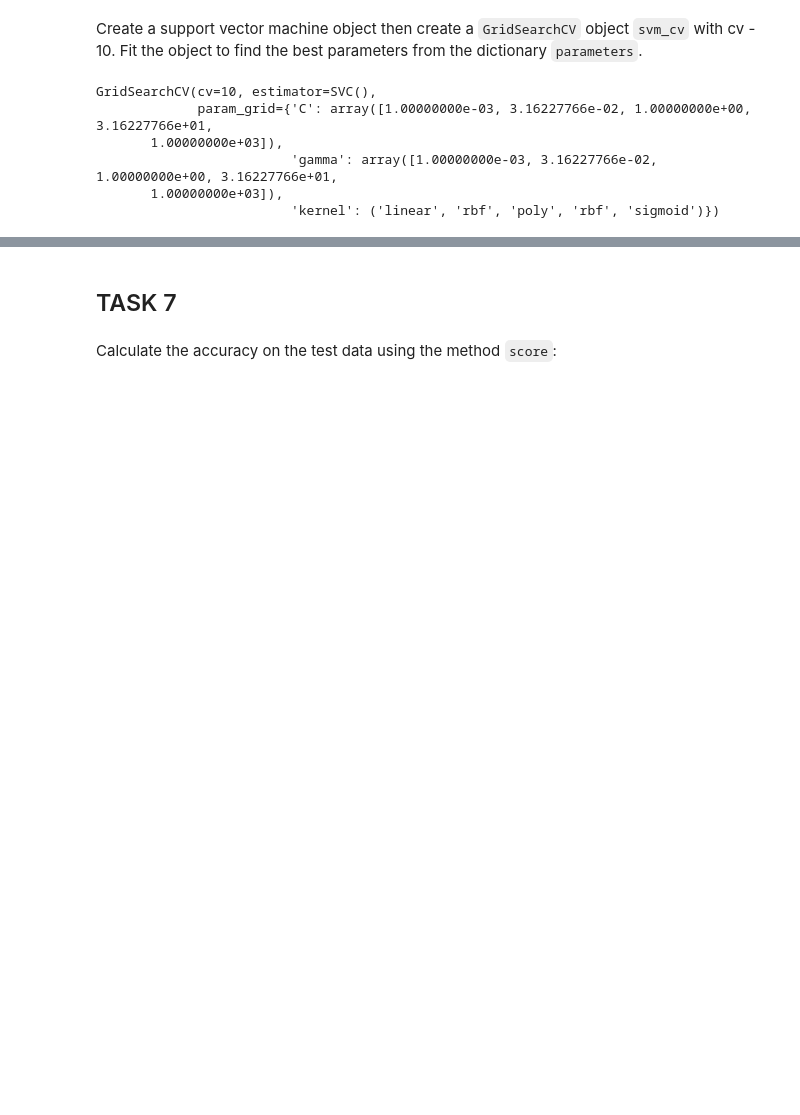
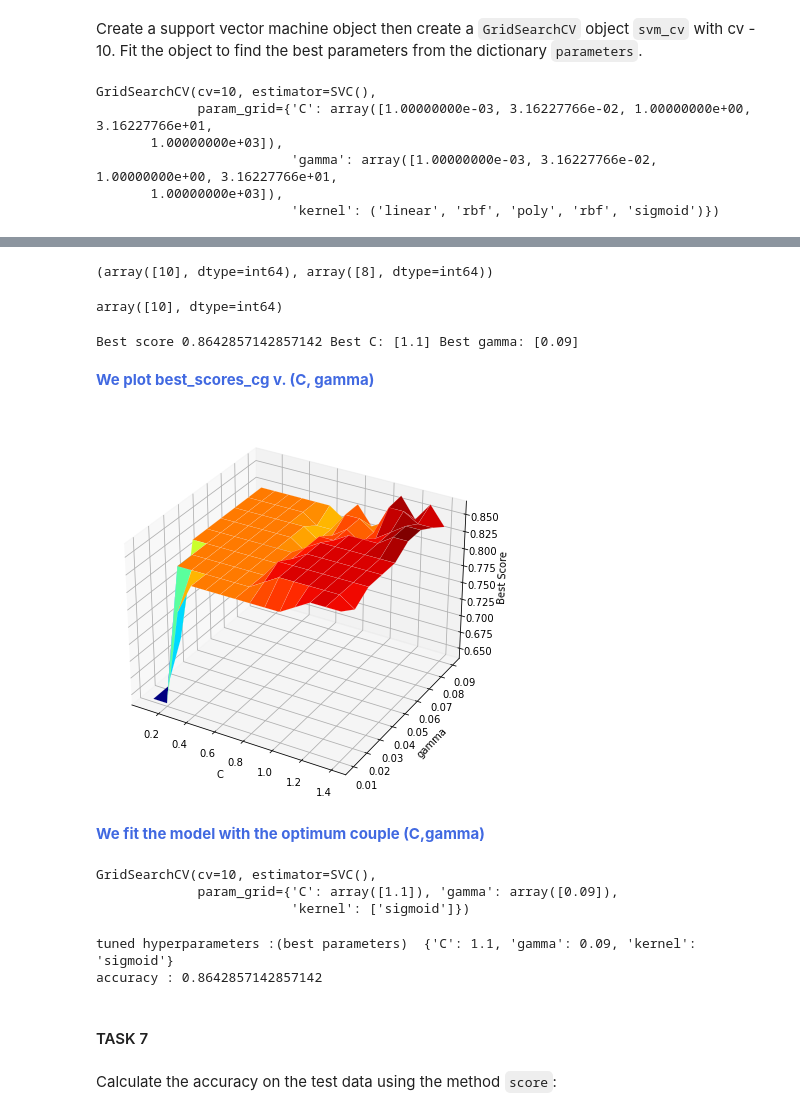
Before and after one commit to tomanmiruh/ibm_finalproject, a Jupyter notebook: Machine Learning Prediction.ipynb, the cells around one changed output, grey strips where cells are left out. Cells and saved outputs as stored; diff of their text form; code cells hidden in the pictures; blank space fills up the shorter version.

```diff
--- a/Machine Learning Prediction.ipynb
+++ b/Machine Learning Prediction.ipynb
@@ -225,7 +419,7 @@ parameters = {'kernel':('linear', 'rbf','poly','rbf', 'sigmoid'),
               'gamma':np.logspace(-3, 3, 5)}
 svm = SVC()
 # %%
-svm_cv = GridSearchCV(estimator=svm, cv=10, param_grid=parameters)
+svm_cv = GridSearchCV(svm,parameters,cv=10)
 svm_cv.fit(X_train, Y_train)
 # %% [output]
 GridSearchCV(cv=10, estimator=SVC(),
@@ -242,0 +439,4 @@ accuracy : 0.8482142857142856
+# %%
+vec_c =np.arange(0.1, 1.5, 0.1, dtype=float)
+vec_gamma =np.arange(0.01, 0.1, 0.01, dtype=float)   # GOOD
+print(len(vec_c),len(vec_gamma))
@@ -242,0 +445,14 @@ accuracy : 0.8482142857142856
+# %%
+best_scores_cg= np.empty([len(vec_c),len(vec_gamma)], dtype=float)
+#cg= np.empty([len(vec_c),len(vec_gamma)], dtype=float)
+
+i=0
+for c in vec_c:
+    j=0
+    for  g in  vec_gamma:
+        svm_cv_test=GridSearchCV(estimator=svm, param_grid=  {'kernel': ['sigmoid'], 'C': [c], 'gamma': [g]}, cv=10)
+        svm_cv_test.fit(X_train, Y_train)
+        best_scores_cg[i][j]=svm_cv_test.best_score_
+        j=j+1
+
+    i=i+1
@@ -242,0 +468,10 @@ accuracy : 0.8482142857142856
+# %%
+Max_Score_cg_indexes = np.where(best_scores_cg == np.amax(best_scores_cg))
+print(Max_Score_cg_indexes)
+# %% [output]
+(array([10], dtype=int64), array([8], dtype=int64))
+# %%
+Max_Score_cg_indexes[0]
+#Max_Score_cg_indexes
+# %% [output]
+array([10], dtype=int64)
@@ -243,5 +482,43 @@ accuracy : 0.8482142857142856
+# %%
+print("Best score",best_cg,"Best C:", C_best, "Best gamma:",gamma_best)
+# %% [output]
+Best score 0.8642857142857142 Best C: [1.1] Best gamma: [0.09]
+# %% [markdown]
+<span style="color:#4169E1"> <b> We plot best_scores_cg v. (C, gamma)</b> </span>
+# %%
+#fig = plt.figure()
+fig=plt.figure(figsize=(7,7))
+ax = plt.axes(projection='3d')
+
+XX,YY = np.meshgrid(vec_c,vec_gamma)
+#ax.plot_surface(XX, YY, best_scores_cg.transpose(), rstride=1, cstride=1, cmap='viridis', edgecolor='none')
+#ax.plot_surface(XX, YY, best_scores_cg.transpose(), rstride=1, cstride=1, cmap='jet', edgecolor='none')
+ax.plot_surface(XX, YY, best_scores_cg.transpose(), rstride=1, cstride=1, cmap='jet', edgecolor='white', linewidth=0.1)
+#cmap=cm.coolwarm
+#ax.contour3D(XX,YY, best_scores_cg.transpose(), 50, cmap='binary')
+#ax.contour3D(vec_gamma, vec_c, best_scores_cg, 50, cmap='binary')
+ax.set_xlabel('C')
+ax.set_ylabel('gamma')
+ax.set_zlabel('Best Score');
+# %% [output]
+[figure, added]
+# %% [markdown]
+<span style="color:#4169E1"> <b> We fit the model with the optimum couple (C,gamma) </b> </span>
+# %%
+svm_cv=GridSearchCV(estimator=svm, param_grid=  {'kernel': ['sigmoid'], 'C': C_best, 'gamma': gamma_best}, cv=10)
+svm_cv.fit(X_train, Y_train)
+# %% [output]
+GridSearchCV(cv=10, estimator=SVC(),
+             param_grid={'C': array([1.1]), 'gamma': array([0.09]),
+                         'kernel': ['sigmoid']})
+# %%
+print("tuned hyperparameters :(best parameters) ",svm_cv.best_params_)
+print("accuracy :",svm_cv.best_score_)
+# %% [output]
+tuned hyperparameters :(best parameters)  {'C': 1.1, 'gamma': 0.09, 'kernel': 'sigmoid'}
+accuracy : 0.8642857142857142
 # %% [markdown]
-## TASK  7
+#### TASK  7
 # %% [markdown]
 Calculate the accuracy on the test data using the method <code>score</code>:
 # %%
```
Also changed, not shown: parts of 97 cells of this notebook.
